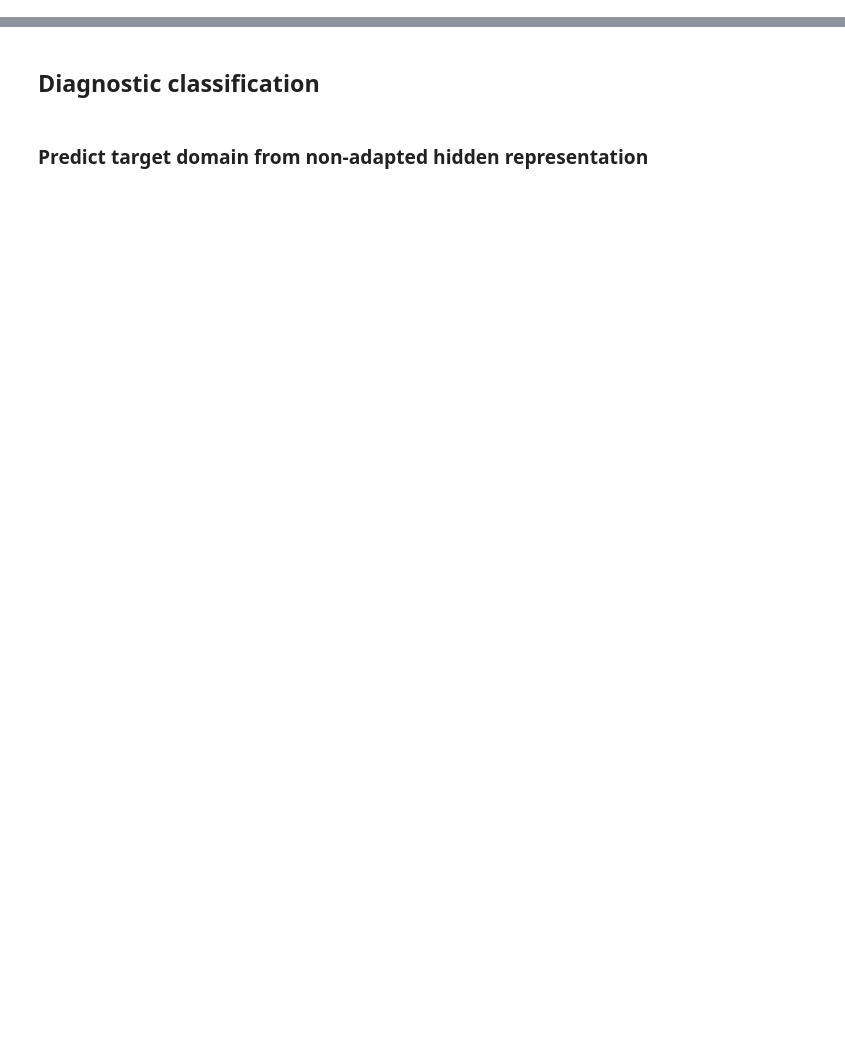
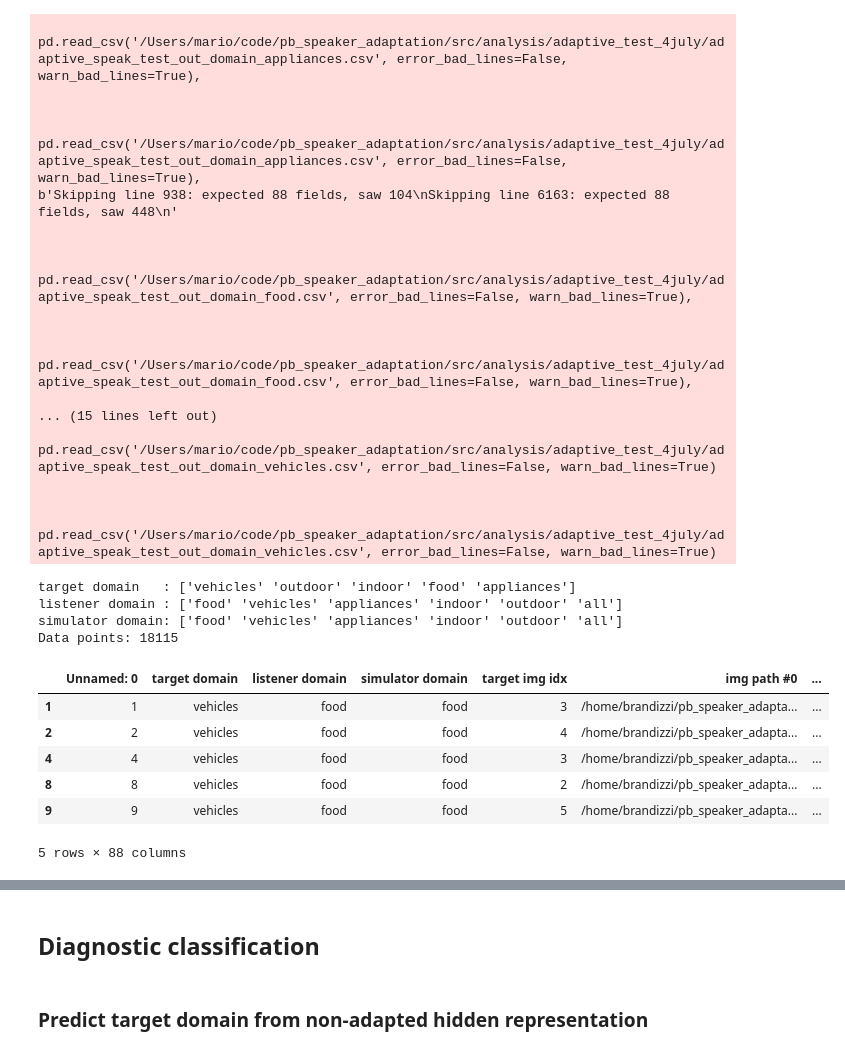
Before and after one commit to nicofirst1/speaker-adaptation, a Jupyter notebook: src/analysis/analyse_hidden.ipynb, the cells around one changed output, grey strips where cells are left out. Drawn from its saved outputs; the diff is of its cells as text; code cells hidden in the pictures; blank space fills up the shorter version.

```diff
--- a/src/analysis/analyse_hidden.ipynb
+++ b/src/analysis/analyse_hidden.ipynb
@@ -15,0 +23,47 @@ df.head(2)
+# %%
+df = pd.concat([
+    pd.read_csv('/Users/mario/code/pb_speaker_adaptation/src/analysis/adaptive_test_4july/adaptive_speak_test_out_domain_appliances.csv', error_bad_lines=False, warn_bad_lines=True),
+    pd.read_csv('/Users/mario/code/pb_speaker_adaptation/src/analysis/adaptive_test_4july/adaptive_speak_test_out_domain_food.csv', error_bad_lines=False, warn_bad_lines=True),
+    pd.read_csv('/Users/mario/code/pb_speaker_adaptation/src/analysis/adaptive_test_4july/adaptive_speak_test_out_domain_indoor.csv', error_bad_lines=False, warn_bad_lines=True),
+    pd.read_csv('/Users/mario/code/pb_speaker_adaptation/src/analysis/adaptive_test_4july/adaptive_speak_test_out_domain_outdoor.csv', error_bad_lines=False, warn_bad_lines=True),
+    pd.read_csv('/Users/mario/code/pb_speaker_adaptation/src/analysis/adaptive_test_4july/adaptive_speak_test_out_domain_vehicles.csv', error_bad_lines=False, warn_bad_lines=True)
+])
+
+# pd.to_numeric(df['target domain'], errors='coerce')
+
+print('target domain   :', df['target domain'].unique())
+print('listener domain :', df['listener domain'].unique())
+print('simulator domain:', df['simulator domain'].unique())
+df = df.dropna()
+print('Data points:', len(df))
+
+df.head(5)
+# %% [output]
+  pd.read_csv('/Users/mario/code/pb_speaker_adaptation/src/analysis/adaptive_test_4july/adaptive_speak_test_out_domain_appliances.csv', error_bad_lines=False, warn_bad_lines=True),
+
+
+  pd.read_csv('/Users/mario/code/pb_speaker_adaptation/src/analysis/adaptive_test_4july/adaptive_speak_test_out_domain_appliances.csv', error_bad_lines=False, warn_bad_lines=True),
+b'Skipping line 938: expected 88 fields, saw 104\nSkipping line 6163: expected 88 fields, saw 448\n'
+
+
+  pd.read_csv('/Users/mario/code/pb_speaker_adaptation/src/analysis/adaptive_test_4july/adaptive_speak_test_out_domain_food.csv', error_bad_lines=False, warn_bad_lines=True),
+
+
+  pd.read_csv('/Users/mario/code/pb_speaker_adaptation/src/analysis/adaptive_test_4july/adaptive_speak_test_out_domain_food.csv', error_bad_lines=False, warn_bad_lines=True),
+
+... (15 lines left out)
+  pd.read_csv('/Users/mario/code/pb_speaker_adaptation/src/analysis/adaptive_test_4july/adaptive_speak_test_out_domain_vehicles.csv', error_bad_lines=False, warn_bad_lines=True)
+
+
+  pd.read_csv('/Users/mario/code/pb_speaker_adaptation/src/analysis/adaptive_test_4july/adaptive_speak_test_out_domain_vehicles.csv', error_bad_lines=False, warn_bad_lines=True)
+target domain   : ['vehicles' 'outdoor' 'indoor' 'food' 'appliances']
+listener domain : ['food' 'vehicles' 'appliances' 'indoor' 'outdoor' 'all']
+simulator domain: ['food' 'vehicles' 'appliances' 'indoor' 'outdoor' 'all']
+Data points: 18115
+|  | Unnamed: 0 | target domain | listener domain | simulator domain | target img idx | img path #0 | ... |
+| 1 | 1 | vehicles | food | food | 3 | /home/brandizzi/pb_speaker_adapta... | ... |
+| 2 | 2 | vehicles | food | food | 4 | /home/brandizzi/pb_speaker_adapta... | ... |
+| 4 | 4 | vehicles | food | food | 3 | /home/brandizzi/pb_speaker_adapta... | ... |
+| 8 | 8 | vehicles | food | food | 2 | /home/brandizzi/pb_speaker_adapta... | ... |
+| 9 | 9 | vehicles | food | food | 5 | /home/brandizzi/pb_speaker_adapta... | ... |
+5 rows × 88 columns
```
Also changed, not shown: parts of 12 cells of this notebook, 4 other files.
